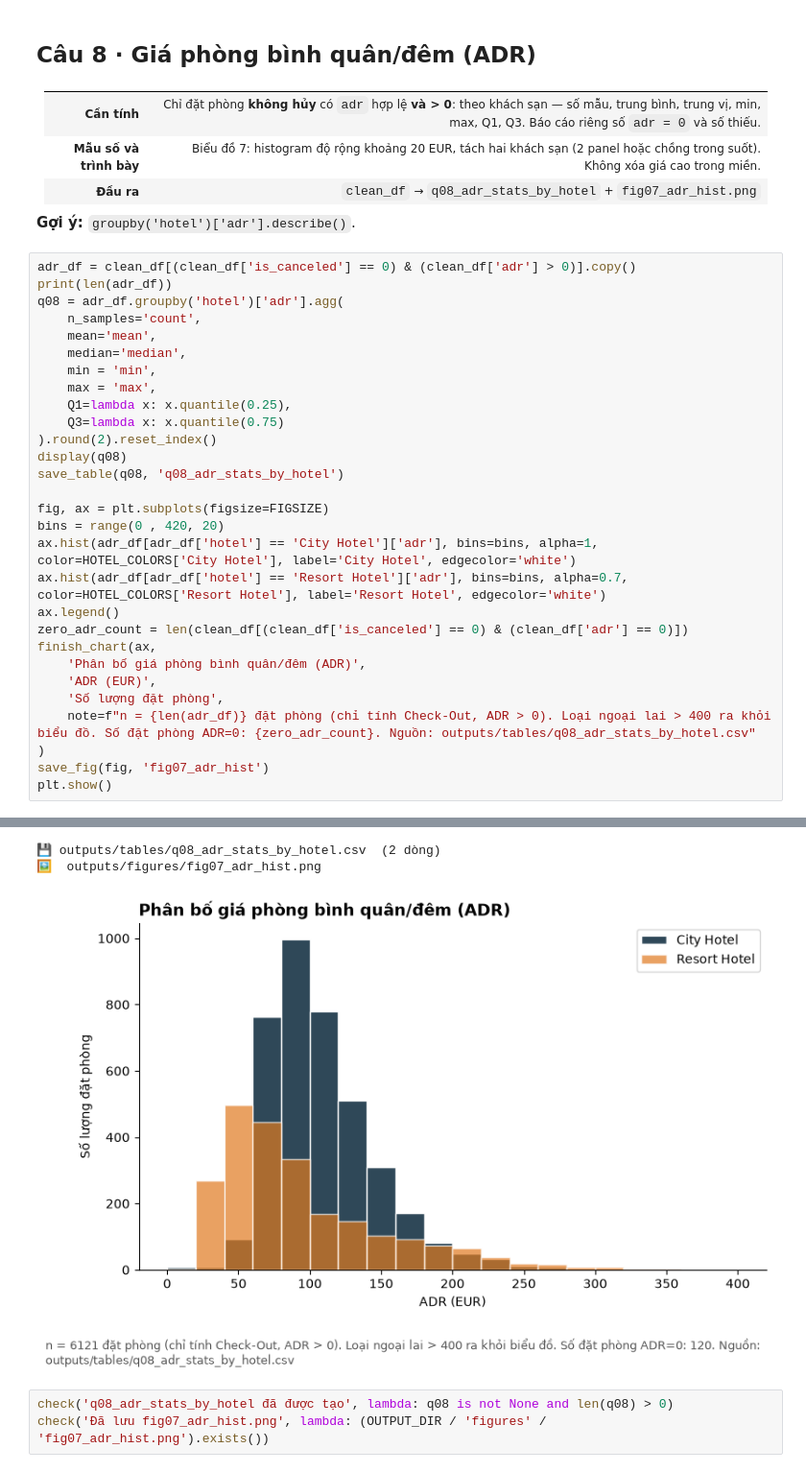
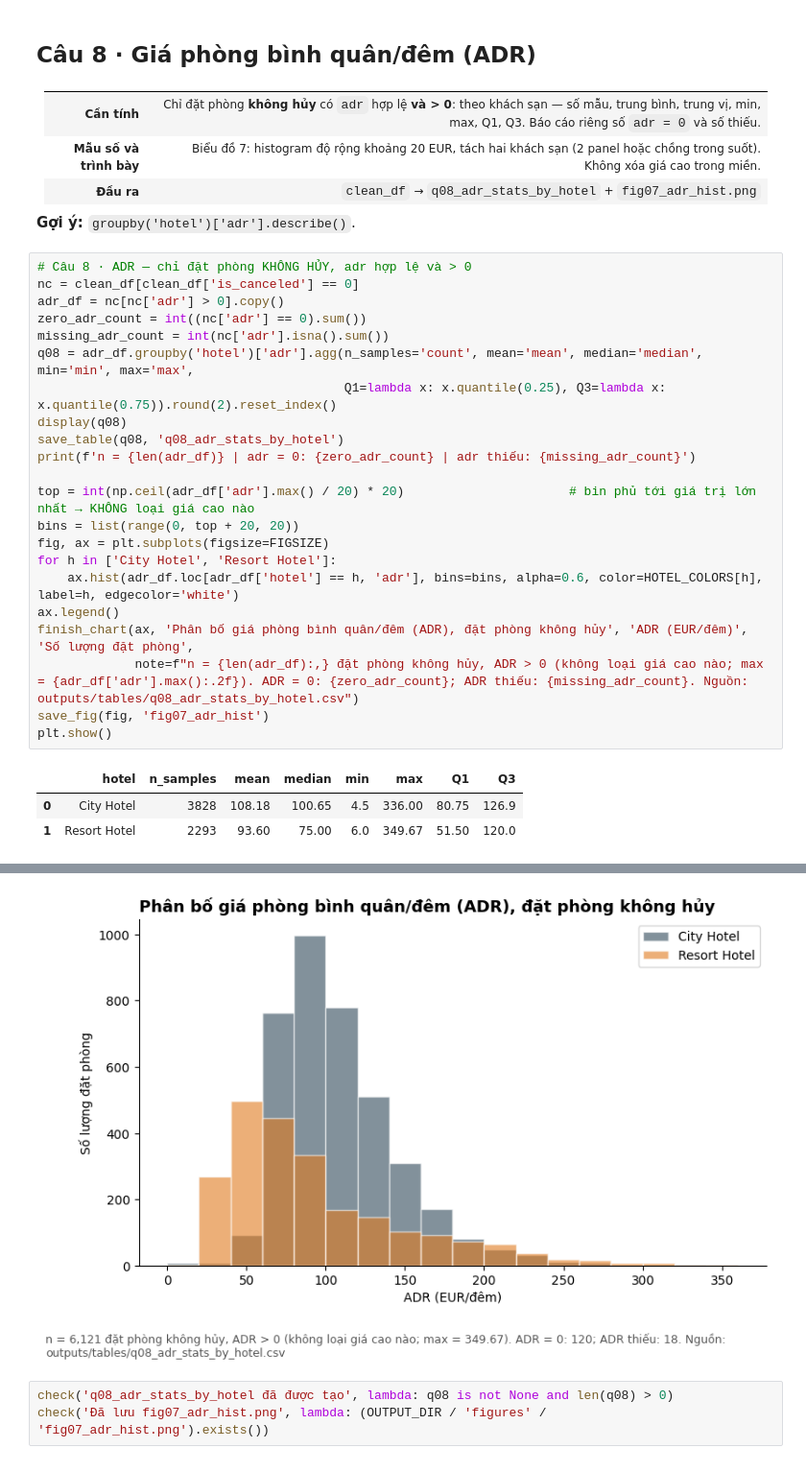
Before and after one commit to hanhathuy/hotel-booking-analysis, a Jupyter notebook: hotel_student_starter.ipynb, the cells around one changed output, grey strips where cells are left out. Shown at 96% size. Saved outputs shown, nothing was run; the diff lists cells and outputs as text.

```diff
--- a/hotel_student_starter.ipynb
+++ b/hotel_student_starter.ipynb
@@ -2911,32 +2829,28 @@ True
 
 **Gợi ý:** `groupby('hotel')['adr'].describe()`.
 # %%
-adr_df = clean_df[(clean_df['is_canceled'] == 0) & (clean_df['adr'] > 0)].copy()
-print(len(adr_df))
-q08 = adr_df.groupby('hotel')['adr'].agg(
-    n_samples='count',
-    mean='mean',
-    median='median',
-    min = 'min',
-    max = 'max',
-    Q1=lambda x: x.quantile(0.25),
-    Q3=lambda x: x.quantile(0.75)
-).round(2).reset_index()
+# Câu 8 · ADR — chỉ đặt phòng KHÔNG HỦY, adr hợp lệ và > 0
+nc = clean_df[clean_df['is_canceled'] == 0]
+adr_df = nc[nc['adr'] > 0].copy()
+zero_adr_count = int((nc['adr'] == 0).sum())
+missing_adr_count = int(nc['adr'].isna().sum())
+q08 = adr_df.groupby('hotel')['adr'].agg(n_samples='count', mean='mean', median='median', min='min', max='max',
+                                         Q1=lambda x: x.quantile(0.25), Q3=lambda x: x.quantile(0.75)).round(2).reset_index()
 display(q08)
 save_table(q08, 'q08_adr_stats_by_hotel')
+print(f'n = {len(adr_df)} | adr = 0: {zero_adr_count} | adr thiếu: {missing_adr_count}')
 
+top = int(np.ceil(adr_df['adr'].max() / 20) * 20)                      # bin phủ tới giá trị lớn nhất → KHÔNG loại giá cao nào
+bins = list(range(0, top + 20, 20))
 fig, ax = plt.subplots(figsize=FIGSIZE)
-bins = range(0 , 420, 20)
-ax.hist(adr_df[adr_df['hotel'] == 'City Hotel']['adr'], bins=bins, alpha=1, color=HOTEL_COLORS['City Hotel'], label='City Hotel', edgecolor='white')
-ax.hist(adr_df[adr_df['hotel'] == 'Resort Hotel']['adr'], bins=bins, alpha=0.7, color=HOTEL_COLORS['Resort Hotel'], label='Resort Hotel', edgecolor='white')
+for h in ['City Hotel', 'Resort Hotel']:
+    ax.hist(adr_df.loc[adr_df['hotel'] == h, 'adr'], bins=bins, alpha=0.6, color=HOTEL_COLORS[h], label=h, edgecolor='white')
 ax.legend()
-zero_adr_count = len(clean_df[(clean_df['is_canceled'] == 0) & (clean_df['adr'] == 0)])
-finish_chart(ax,
-    'Phân bố giá phòng bình quân/đêm (ADR)',
-    'ADR (EUR)',
-    'Số lượng đặt phòng',
-    note=f"n = {len(adr_df)} đặt phòng (chỉ tính Check-Out, ADR > 0). Loại ngoại lai > 400 ra khỏi biểu đồ. Số đặt phòng ADR=0: {zero_adr_count}. Nguồn: outputs/tables/q08_adr_stats_by_hotel.csv"
-)
+finish_chart(ax, 'Phân bố giá phòng bình quân/đêm (ADR), đặt phòng không hủy', 'ADR (EUR/đêm)', 'Số lượng đặt phòng',
+             note=f"n = {len(adr_df):,} đặt phòng không hủy, ADR > 0 (không loại giá cao nào; max = {adr_df['adr'].max():.2f}). ADR = 0: {zero_adr_count}; ADR thiếu: {missing_adr_count}. Nguồn: outputs/tables/q08_adr_stats_by_hotel.csv")
 save_fig(fig, 'fig07_adr_hist')
 plt.show()
 # %% [output]
+|  | hotel | n_samples | mean | median | min | max | Q1 | Q3 |
+| 0 | City Hotel | 3828 | 108.18 | 100.65 | 4.5 | 336.00 | 80.75 | 126.9 |
+| 1 | Resort Hotel | 2293 | 93.60 | 75.00 | 6.0 | 349.67 | 51.50 | 120.0 |
@@ -2947,6 +2860,4 @@ plt.show()
-💾 outputs/tables/q08_adr_stats_by_hotel.csv  (2 dòng)
-🖼️  outputs/figures/fig07_adr_hist.png
-[figure, old version]
+[figure, new version]
 # %%
 check('q08_adr_stats_by_hotel đã được tạo', lambda: q08 is not None and len(q08) > 0)
 check('Đã lưu fig07_adr_hist.png', lambda: (OUTPUT_DIR / 'figures' / 'fig07_adr_hist.png').exists())
```
Also changed, not shown: parts of 31 cells of this notebook.
